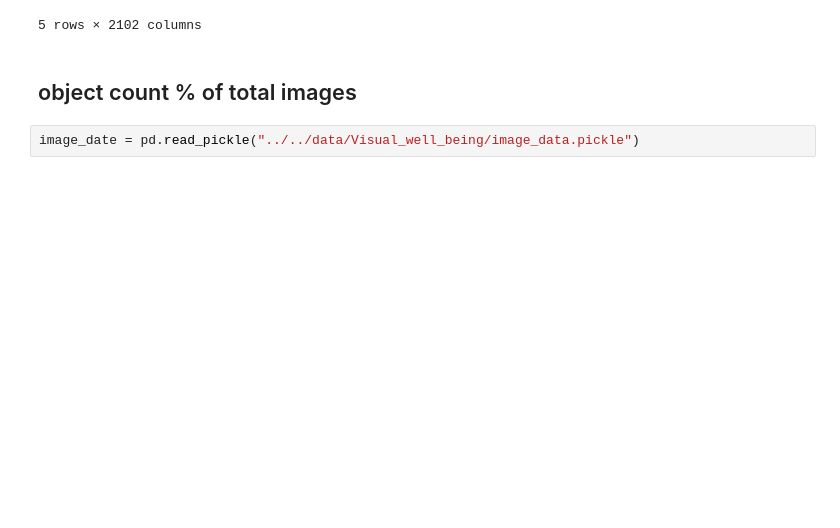
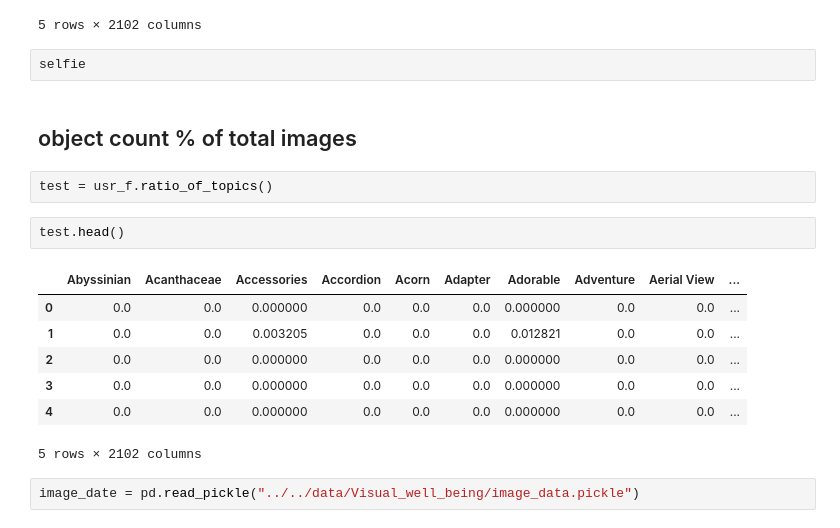
Before and after one commit to JeroenSchmidt/UvA-DSF-group, a Jupyter notebook: uc2/exploration_notebooks/jeroen/create_features_ground_zero.ipynb, the cells around one changed output. Cells and saved outputs as stored; diff of their text form; blank space fills up the shorter version.

Commit message:
finished ratio of topic/obj

```diff
--- a/uc2/exploration_notebooks/jeroen/create_features_ground_zero.ipynb
+++ b/uc2/exploration_notebooks/jeroen/create_features_ground_zero.ipynb
@@ -417,7 +417,21 @@ obj_counts_p = obj_counts.reset_index()\
 | 3 | 1000080765059521113_31736205 | NaN | NaN | NaN | NaN | NaN | NaN | NaN | ... |
 | 4 | 1000097452173278518_206726006 | NaN | NaN | NaN | NaN | NaN | NaN | NaN | ... |
 5 rows × 2102 columns
+# %%
+selfie
 # %% [markdown]
 ## object count % of total images
+# %%
+test = usr_f.ratio_of_topics()
+# %%
+test.head()
+# %% [output]
+|  | Abyssinian | Acanthaceae | Accessories | Accordion | Acorn | Adapter | Adorable | Adventure | Aerial View | ... |
+| 0 | 0.0 | 0.0 | 0.000000 | 0.0 | 0.0 | 0.0 | 0.000000 | 0.0 | 0.0 | ... |
+| 1 | 0.0 | 0.0 | 0.003205 | 0.0 | 0.0 | 0.0 | 0.012821 | 0.0 | 0.0 | ... |
+| 2 | 0.0 | 0.0 | 0.000000 | 0.0 | 0.0 | 0.0 | 0.000000 | 0.0 | 0.0 | ... |
+| 3 | 0.0 | 0.0 | 0.000000 | 0.0 | 0.0 | 0.0 | 0.000000 | 0.0 | 0.0 | ... |
+| 4 | 0.0 | 0.0 | 0.000000 | 0.0 | 0.0 | 0.0 | 0.000000 | 0.0 | 0.0 | ... |
+5 rows × 2102 columns
 # %%
 image_date = pd.read_pickle("../../data/Visual_well_being/image_data.pickle")
```
Also changed, not shown: parts of 15 cells of this notebook, 1 other file.
